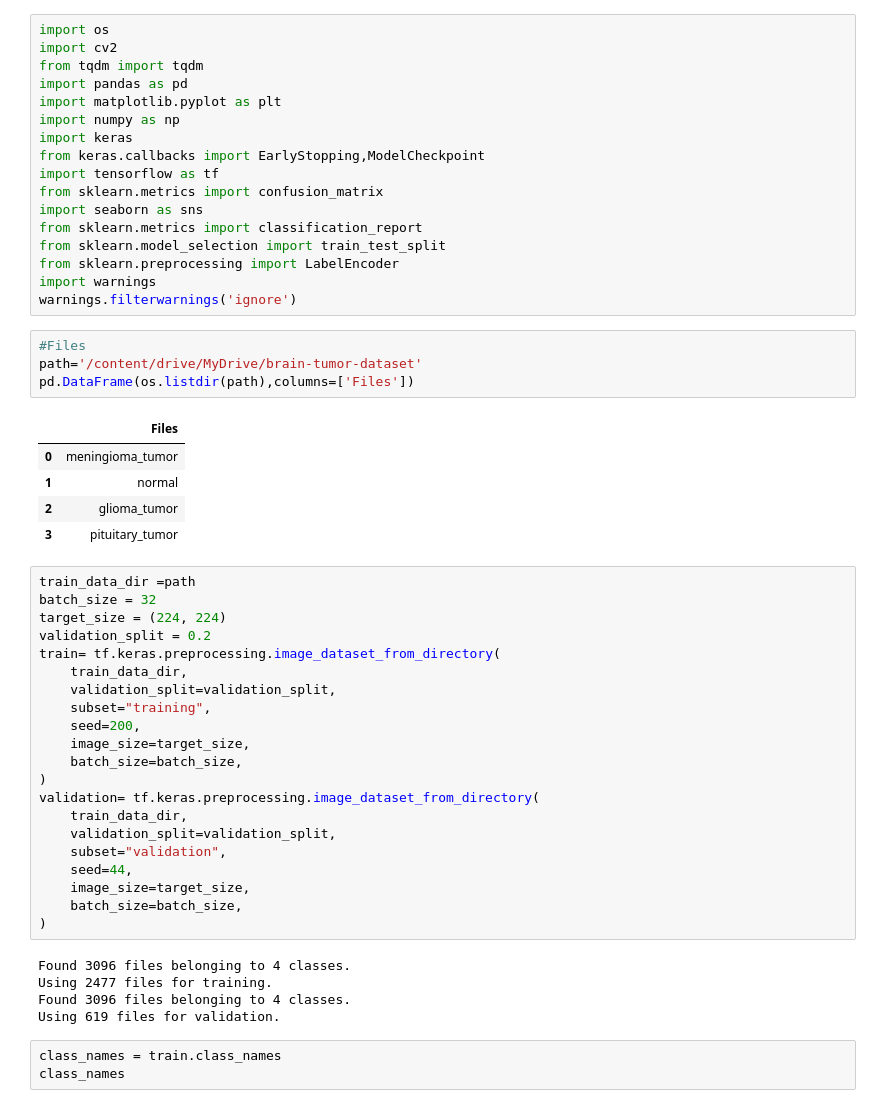
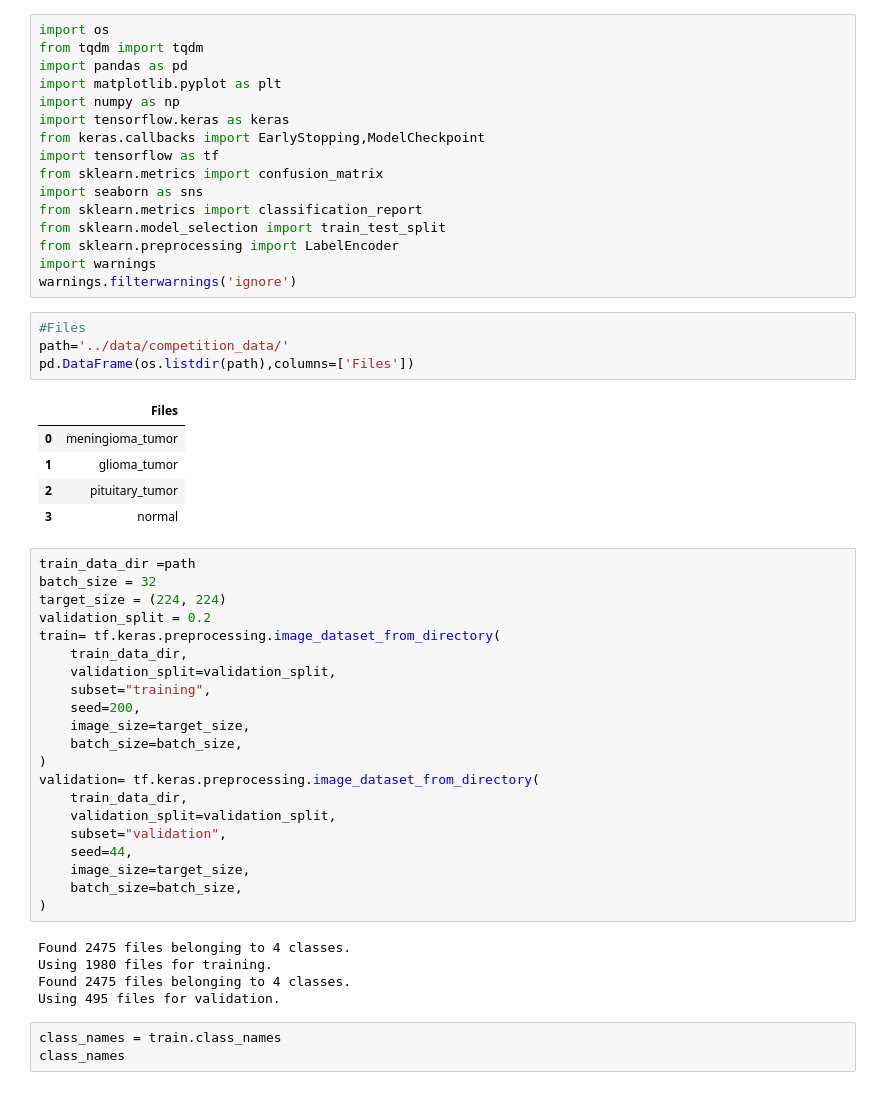
Before and after one commit to CSCE-5215-005-GroupProject/BrainSynergy, a Jupyter notebook: base_model/vgg16_brain_tumor-finished.ipynb, the cells around one changed output. Cells and saved outputs as stored; diff of their text form.

```diff
--- a/base_model/vgg16_brain_tumor-finished.ipynb
+++ b/base_model/vgg16_brain_tumor-finished.ipynb
@@ -8,11 +9,10 @@ Drive already mounted at /content/drive; to attempt to forcibly remount, call dr
 # %%
 import os
-import cv2
 from tqdm import tqdm
 import pandas as pd
 import matplotlib.pyplot as plt
 import numpy as np
-import keras
+import tensorflow.keras as keras
 from keras.callbacks import EarlyStopping,ModelCheckpoint
 import tensorflow as tf
 from sklearn.metrics import confusion_matrix
@@ -24,14 +24,14 @@ import warnings
 warnings.filterwarnings('ignore')
 # %%
 #Files
-path='/content/drive/MyDrive/brain-tumor-dataset'
+path='../data/competition_data/'
 pd.DataFrame(os.listdir(path),columns=['Files'])
 # %% [output]
 |  | Files |
 | 0 | meningioma_tumor |
-| 1 | normal |
-| 2 | glioma_tumor |
-| 3 | pituitary_tumor |
+| 1 | glioma_tumor |
+| 2 | pituitary_tumor |
+| 3 | normal |
 # %%
 train_data_dir =path
 batch_size = 32
@@ -54,10 +54,10 @@ validation= tf.keras.preprocessing.image_dataset_from_directory(
     batch_size=batch_size,
 )
 # %% [output]
-Found 3096 files belonging to 4 classes.
-Using 2477 files for training.
-Found 3096 files belonging to 4 classes.
-Using 619 files for validation.
+Found 2475 files belonging to 4 classes.
+Using 1980 files for training.
+Found 2475 files belonging to 4 classes.
+Using 495 files for validation.
 # %%
 class_names = train.class_names
 class_names
```
Also changed, not shown: parts of 14 cells of this notebook, 8 other files.
